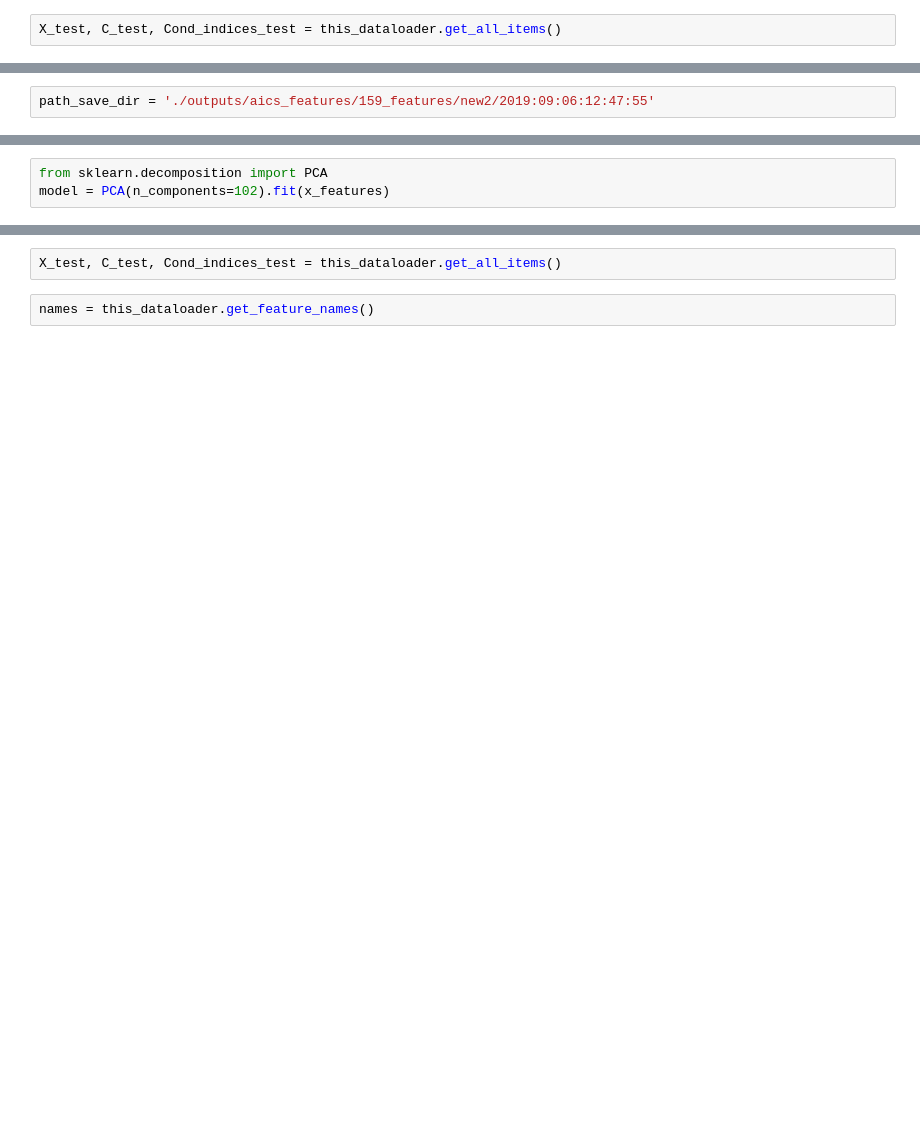
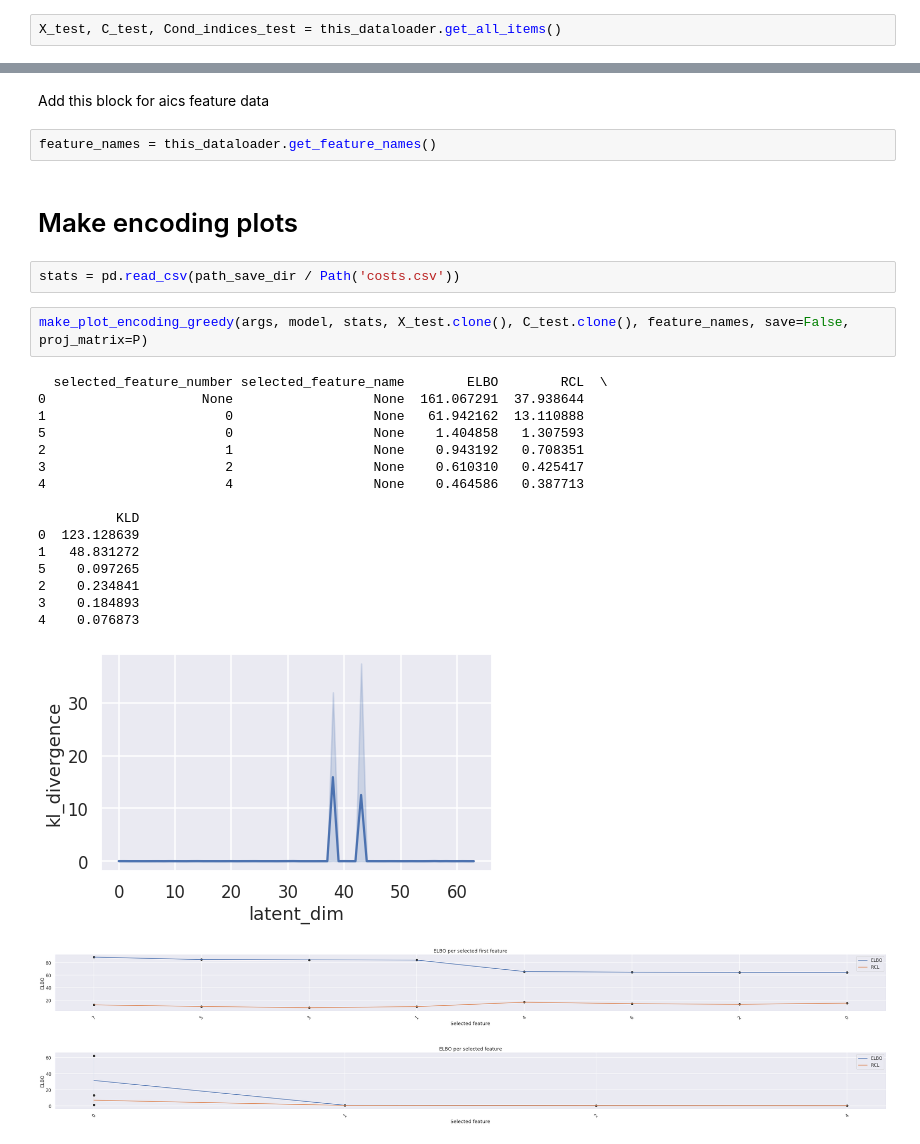
Before and after one commit to AllenCellModeling/CVAE_testbed, a Jupyter notebook: CVAE_testbed/notebooks/run_model.ipynb, the cells around one changed output, grey strips where cells are left out. Saved outputs shown, nothing was run; the diff lists cells and outputs as text; blank space fills up the shorter version.

Commit message:
fid_plus_better_encoding

```diff
--- a/CVAE_testbed/notebooks/run_model.ipynb
+++ b/CVAE_testbed/notebooks/run_model.ipynb
@@ -188,2 +161,0 @@ csv_greedy_features = pd.read_csv('~/Github/cookiecutter/CVAE_testbed/scripts/ou
-# %%
-path_save_dir = './outputs/aics_features/159_features/new2/2019:09:06:12:47:55'
@@ -269,3 +161,0 @@ x_features.shape[-1]
-# %%
-from sklearn.decomposition import PCA
-model = PCA(n_components=102).fit(x_features)
@@ -402,4 +162,29 @@ non_cat
-# %%
-X_test, C_test, Cond_indices_test = this_dataloader.get_all_items()
-# %%
-names = this_dataloader.get_feature_names()
+# %% [markdown]
+Add this block for aics feature data
+# %%
+feature_names = this_dataloader.get_feature_names()
+# %% [markdown]
+# Make encoding plots
+# %%
+stats = pd.read_csv(path_save_dir / Path('costs.csv'))
+# %%
+make_plot_encoding_greedy(args, model, stats, X_test.clone(), C_test.clone(), feature_names, save=False, proj_matrix=P)
+# %% [output]
+  selected_feature_number selected_feature_name        ELBO        RCL  \
+0                    None                  None  161.067291  37.938644
+1                       0                  None   61.942162  13.110888
+5                       0                  None    1.404858   1.307593
+2                       1                  None    0.943192   0.708351
+3                       2                  None    0.610310   0.425417
+4                       4                  None    0.464586   0.387713
+
+          KLD
+0  123.128639
+1   48.831272
+5    0.097265
+2    0.234841
+3    0.184893
+4    0.076873
+[figure, added]
+[figure, added]
+[figure, added]
```
Also changed, not shown: parts of 69 cells of this notebook, 33 other files.
